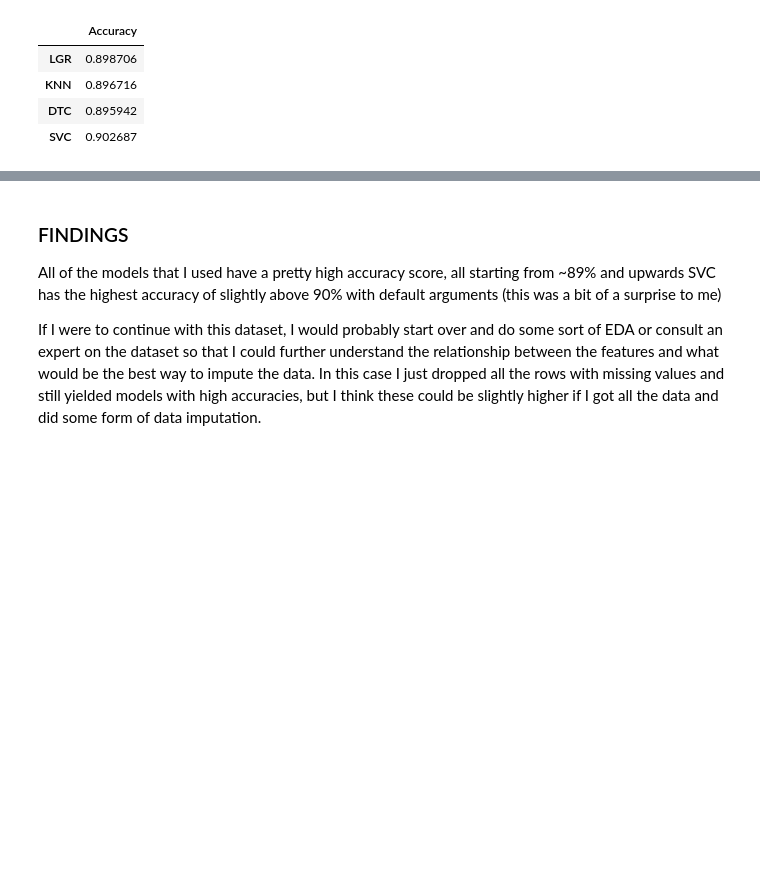
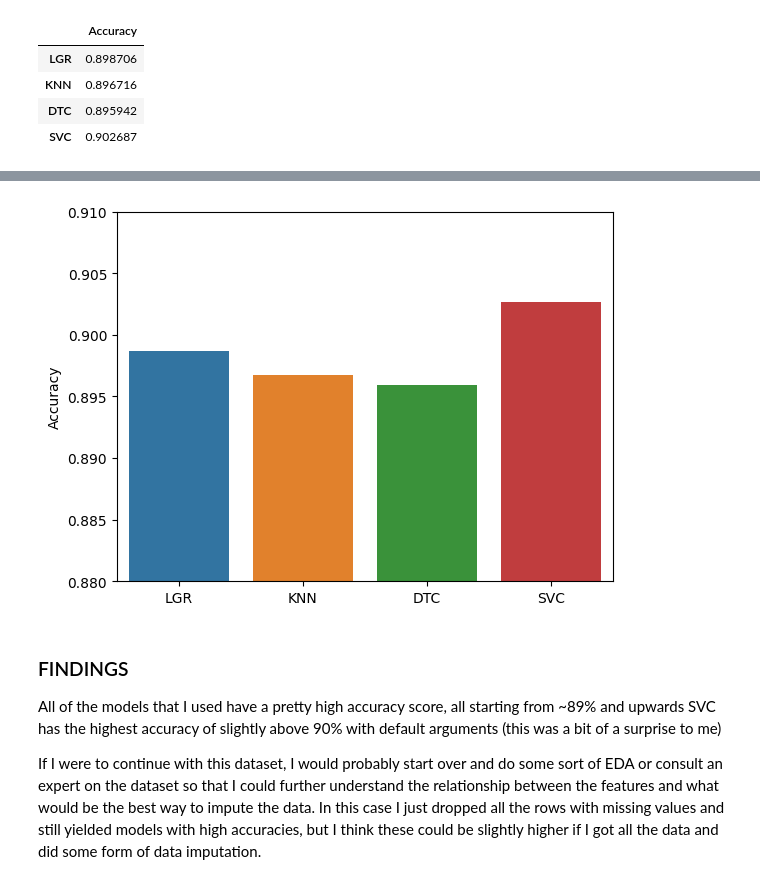
Before and after one commit to RezaP117/practicalapp3, a Jupyter notebook: practical_app_3.ipynb, the cells around one changed output, grey strips where cells are left out. Drawn from its saved outputs; the diff is of its cells as text; code cells hidden in the pictures; blank space fills up the shorter version.

Commit message:
added seaborn bar chart to show in git

```diff
--- a/practical_app_3.ipynb
+++ b/practical_app_3.ipynb
@@ -283,6 +283,12 @@ fig.update_yaxes(range=[0.89, 0.91])
 fig.show()
 # %% [output]
 [interactive output not drawn]
+# %%
+sns.barplot(accuracy_df, x = accuracy_df.index, y = "Accuracy")
+plt.ylim(0.89, 0.91)
+plt.show()
+# %% [output]
+[figure, added]
 # %% [markdown]
 ### FINDINGS ###
 All of the models that I used have a pretty high accuracy score, all starting from ~89% and upwards
```
